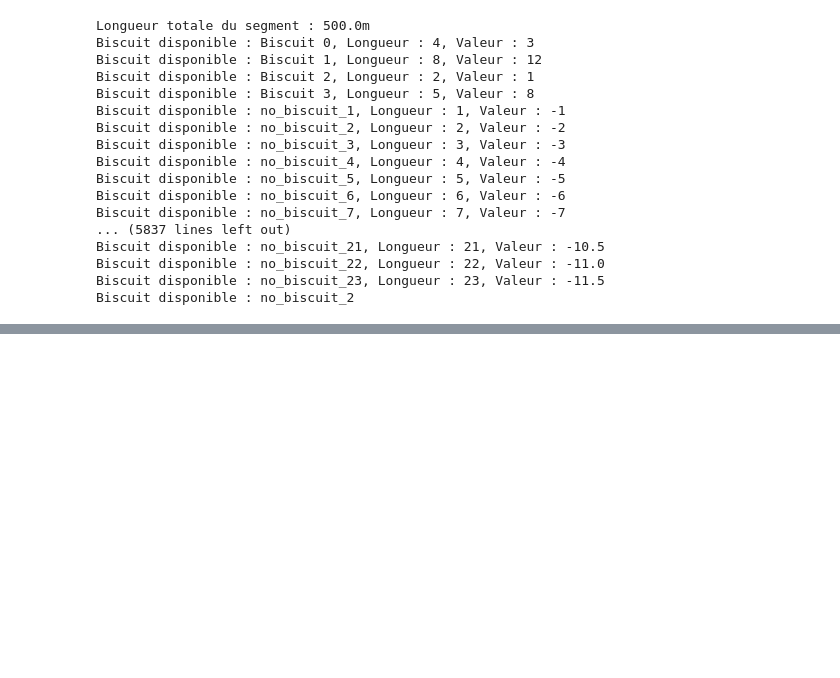
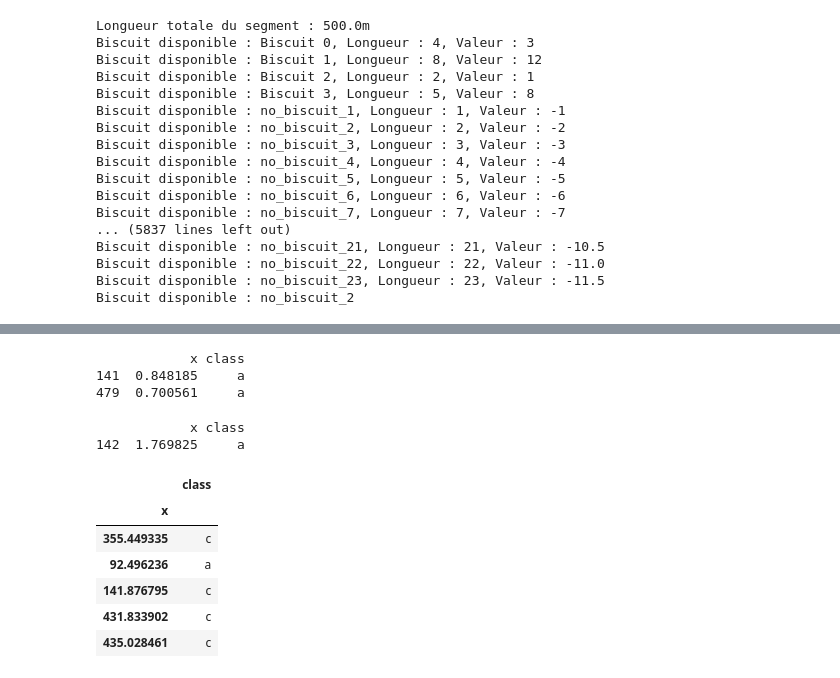
Before and after one commit to Tom-dlhy/AI-Algorithms-Challenge, a Jupyter notebook: TOM_EXPLO/tom_explo.ipynb, the cells around one changed output, grey strips where cells are left out. Drawn from its saved outputs; the diff is of its cells as text; code cells hidden in the pictures; blank space fills up the shorter version.

```diff
--- a/TOM_EXPLO/tom_explo.ipynb
+++ b/TOM_EXPLO/tom_explo.ipynb
@@ -237,0 +787,22 @@ pb = BiscuitOptimization(data)
+# %%
+print(data.loc[data['x'] < 1, :])
+# %% [output]
+            x class
+141  0.848185     a
+479  0.700561     a
+# %%
+print(data.loc[(data['x'] < 2) & (data['x'] > 1), :])
+# %% [output]
+            x class
+142  1.769825     a
+# %%
+dtest = pd.read_csv('../DATA/defects.csv', sep=',', index_col='x')
+dtest.head()
+# %% [output]
+|  | class |
+| x |  |
+| 355.449335 | c |
+| 92.496236 | a |
+| 141.876795 | c |
+| 431.833902 | c |
+| 435.028461 | c |
```
Also changed, not shown: parts of 21 cells of this notebook, 1 other file.
